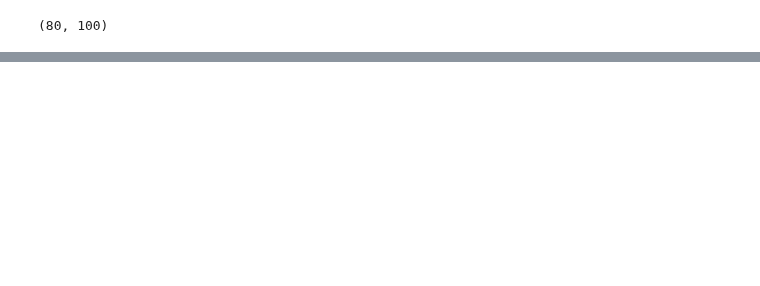
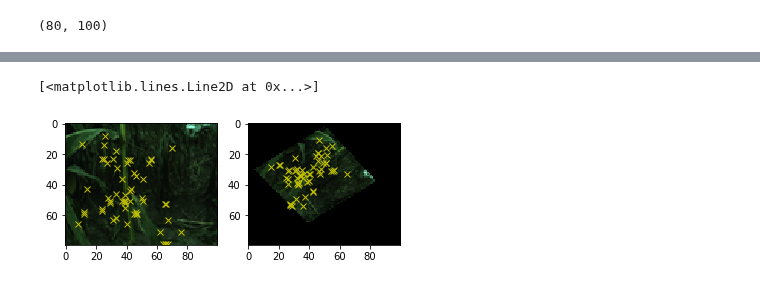
Before and after one commit to srini-cmu/specialized-superpoint, a Jupyter notebook: homography.ipynb, the cells around one changed output, grey strips where cells are left out. Saved outputs shown, nothing was run; the diff lists cells and outputs as text; code cells hidden in the pictures; blank space fills up the shorter version.

```diff
--- a/homography.ipynb
+++ b/homography.ipynb
@@ -170,3 +196,34 @@ shape tensor([ 80., 100.])
+# %%
+# example usage of homo_adapt_helper
+pts = homo_adapt_helper(clr_img_array,model)
+
+# show selected points
+fig=plt.figure()
+fig.add_subplot(1,2,1)
+plt.imshow(clr_plant)
+plt.plot(pts[:,0],pts[:,1],'xy')
+
+test_warped = clr_plant.transform(size=clr_plant.size,
+                     method=Image.PERSPECTIVE,
+                     data=invH_np,# test_H, # test_inv_H,
+                     resample=Image.BILINEAR)
+# warped
+fig.add_subplot(1,2,2)
+plt.imshow(test_warped)
+
+res = warp_pseudo_gt_pts(H,np.expand_dims(pts,axis=0))
+res = res[0].numpy()
+
+# pts = torch.cat((torch.from_numpy(pts).float(),torch.ones(len(pts),1)),dim=-1).transpose(0,1)
+# res = torch.matmul(mat_homo[0],pts)
+# res = res/res[2,:]#.unsqueeze(0)
+# res = torch.transpose(res,0,1).numpy()
+# print(res.shape)
+
+plt.plot(res[:,0],res[:,1],'xy')
+# %% [output]
+[<matplotlib.lines.Line2D at 0x...>]
+[figure, added]
 # %%
 def homo_adapt_helper(image, net):
     """
```
Also changed, not shown: parts of 5 cells of this notebook, 1 other file.
